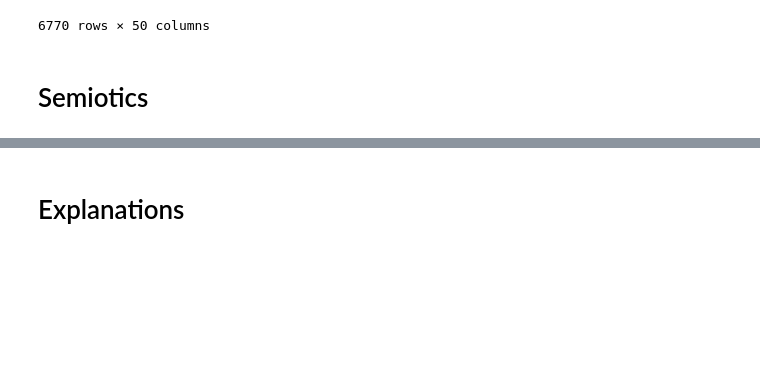
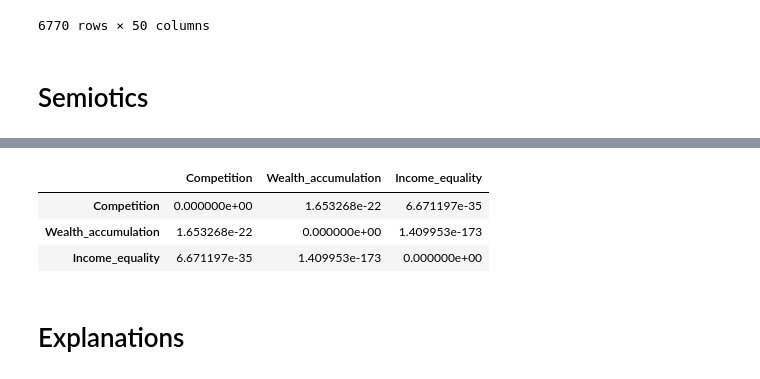
Before and after one commit to EggmanWalrus/40400-Assignment-2, a Jupyter notebook: Assignment2.ipynb, the cells around one changed output, grey strips where cells are left out. Saved outputs shown, nothing was run; the diff lists cells and outputs as text; code cells hidden in the pictures; blank space fills up the shorter version.

```diff
--- a/Assignment2.ipynb
+++ b/Assignment2.ipynb
@@ -149,3 +114,31 @@ corr_heatmap.set_xticklabels(
+# %%
+subset_columns = ['Competition', 'Wealth_accumulation', 'Income_equality']
+
+fig = px.parallel_categories(
+    WVS_dataset[subset_columns][WVS_dataset[subset_columns]>0 &
+    (~WVS_dataset[subset_columns].isnull())],
+    labels = {'Wealth_accumulation': 'Wealth Accumulation', 'Income_equality': 'Income Inequality'}
+)
+
+fig.update_layout(title = 'Fig.4 Parallel Categories')
+
+fig.show('svg')
+# %%
+df_corr = pd.DataFrame() # Correlation matrix
+df_p = pd.DataFrame()
+
+for x in subset_columns:
+    for y in subset_columns:
+        corr = stats.pearsonr(WVS_dataset[x], WVS_dataset[y])
+        df_corr.loc[x, y] = corr[0]
+        df_p.loc[x, y] = corr[1]
+
+df_p
+# %% [output]
+|  | Competition | Wealth_accumulation | Income_equality |
+| Competition | 0.000000e+00 | 1.653268e-22 | 6.671197e-35 |
+| Wealth_accumulation | 1.653268e-22 | 0.000000e+00 | 1.409953e-173 |
+| Income_equality | 6.671197e-35 | 1.409953e-173 | 0.000000e+00 |
 # %% [markdown]
 # Explanations
 # %% [markdown]
```
Also changed, not shown: parts of 6 cells of this notebook.
